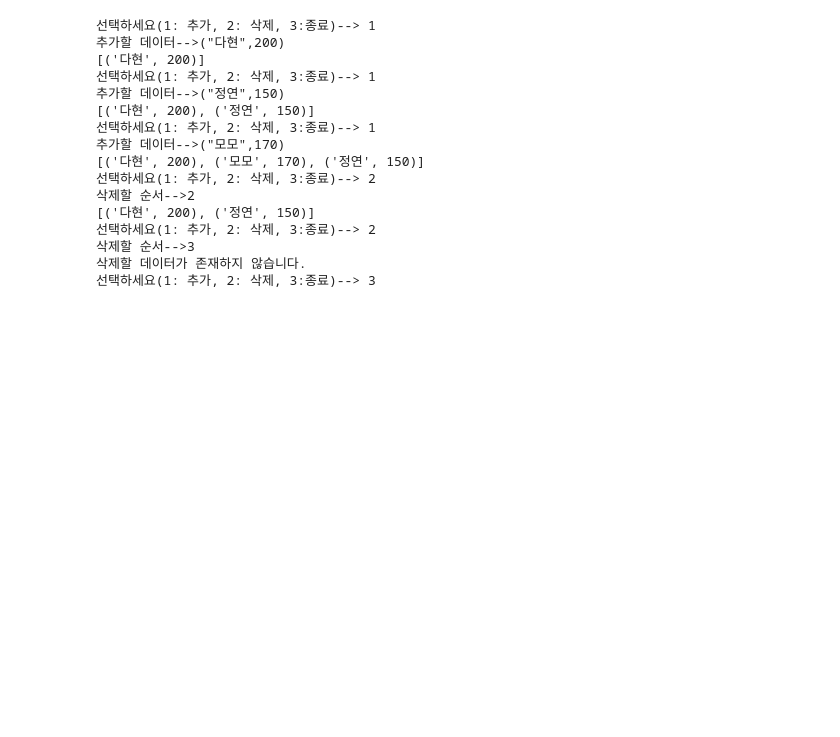
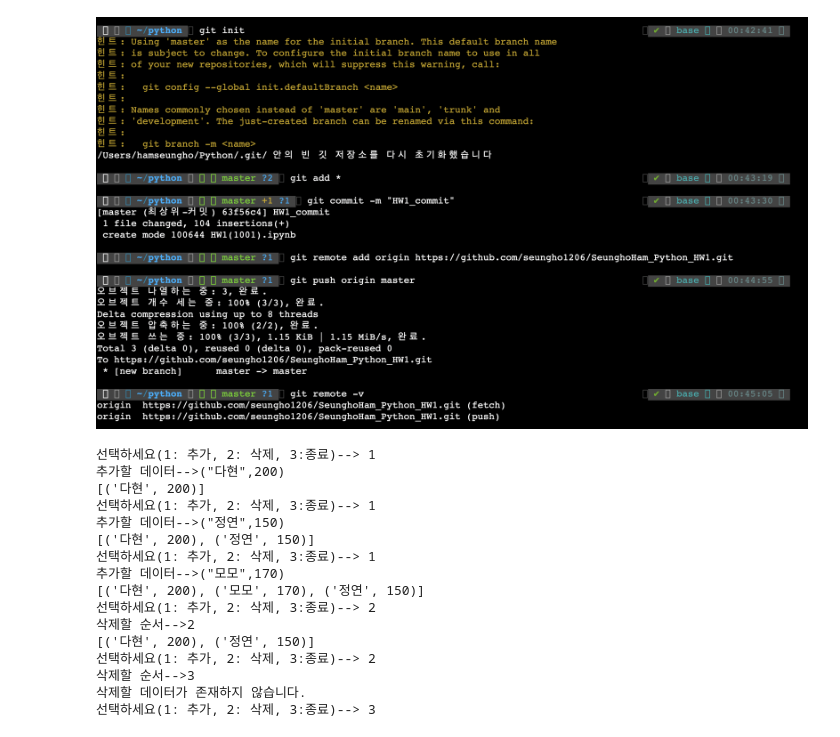
Before and after one commit to S2ungho/SeunghoHam_Python_HW1, a Jupyter notebook: HW1(1001).ipynb, the cells around one changed output. Cells and saved outputs as stored; diff of their text form; code cells hidden in the pictures; blank space fills up the shorter version.

```diff
--- a/HW1(1001).ipynb
+++ b/HW1(1001).ipynb
@@ -1 +6,5 @@
+# %%
+Image("Git.png")
+# %% [output]
+[figure, added]
 # %%
```
Also changed, not shown: parts of 2 cells of this notebook, 2 other files.
